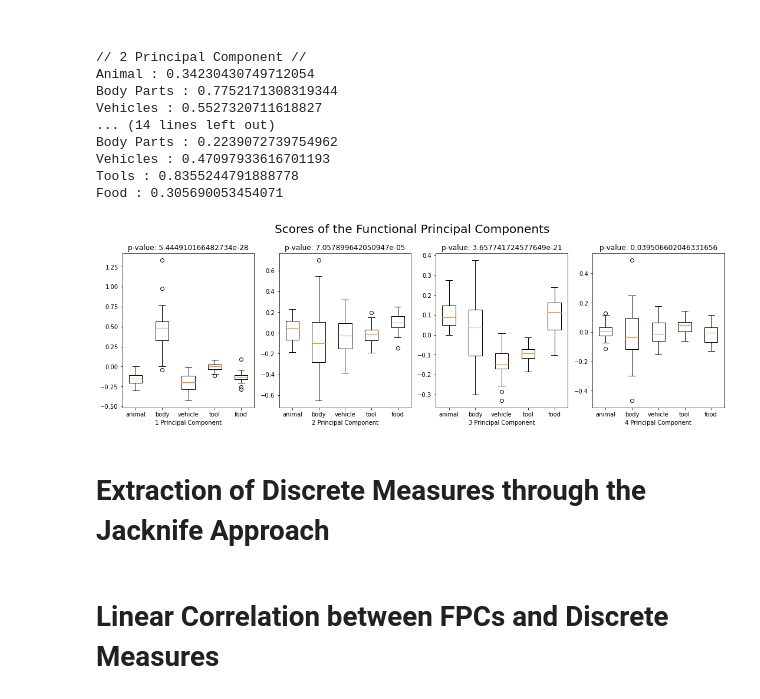
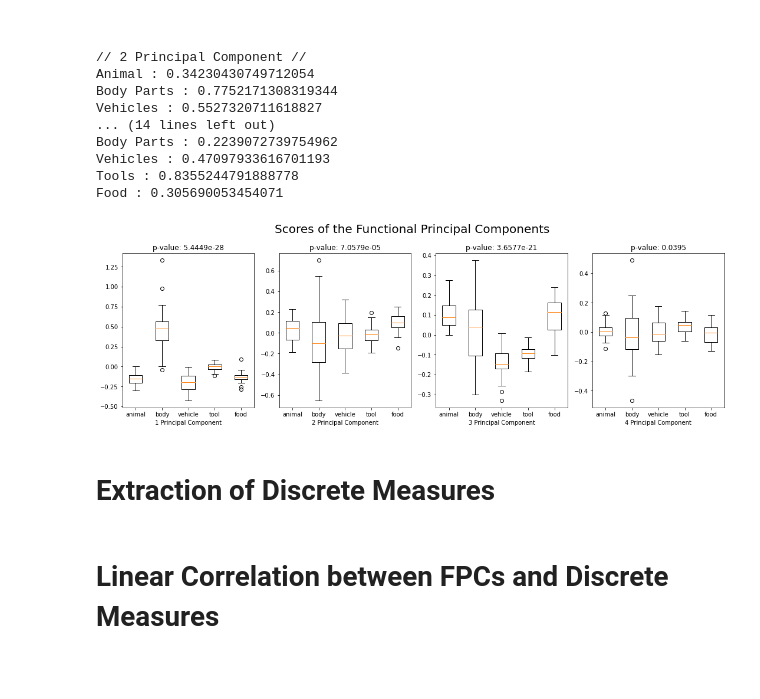
Before and after one commit to jaclaz/FDA-on-visual-ERPs, a Jupyter notebook: Notebooks/Functional Analysis.ipynb, the cells around one changed output. Drawn from its saved outputs; the diff is of its cells as text; code cells hidden in the pictures; blank space fills up the shorter version.

```diff
--- a/Notebooks/Functional Analysis.ipynb
+++ b/Notebooks/Functional Analysis.ipynb
@@ -319,23 +322,34 @@ Body Parts : 0.2239072739754962
 Vehicles : 0.47097933616701193
 Tools : 0.8355244791888778
 Food : 0.305690053454071
+# %%
+def num_approximation(n):
+    string = str(n)
+    string_coef = string[:-5]
+    string_exp = string[-4:]
+    float_coef = float(string_coef)
+    if string_exp[-4]=='e':
+        return format(float_coef, '.4f') + string_exp
+    new_string = format(float_coef, '.4f')
+    return new_string
 # %%
 fig, axes = plt.subplots(1, 4, figsize=(15, 5))
 fig.suptitle('Scores of the Functional Principal Components', fontsize = 20)
 pc = 0
 for ax in axes.flat:
     scores = [scores_animal[:,pc], scores_body[:,pc], scores_vehicle[:,pc], scores_tool[:,pc], scores_food[:,pc]]
     cat = ['animal', 'body', 'vehicle', 'tool', 'food']
     stat, p_val = kruskal(scores_animal[:,pc], scores_body[:,pc], scores_vehicle[:,pc], scores_tool[:,pc], scores_food[:,pc])
+    str_pval = num_approximation(p_val)
     ax.boxplot(scores, labels = cat)
-    ax.set_title('p-value: ' + str(p_val))
+    ax.set_title('p-value: ' + str_pval)
     ax.set_xlabel(str(pc+1) +' Principal Component')
     pc += 1
 plt.tight_layout()
 plt.show()
 # %% [output]
-[figure, old version]
+[figure, new version]
 # %% [markdown]
-# Extraction of Discrete Measures through the Jacknife Approach
+# Extraction of Discrete Measures
 # %%
 def grand_averages(data, times): #ok funziona
```
Also changed, not shown: parts of 17 cells of this notebook, 6 other files.
